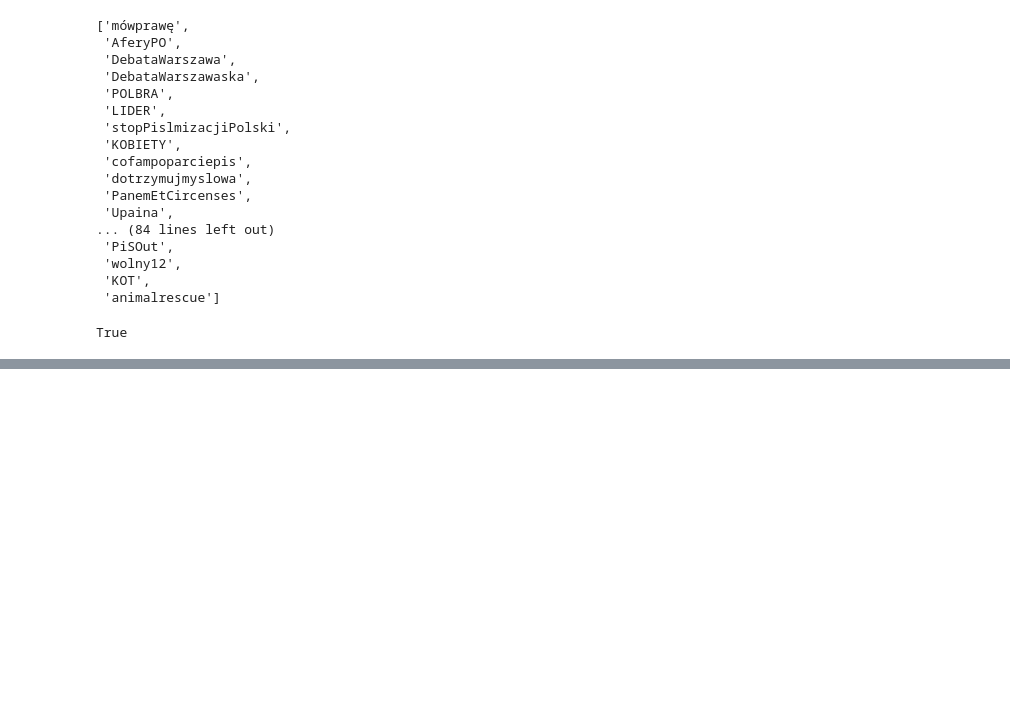
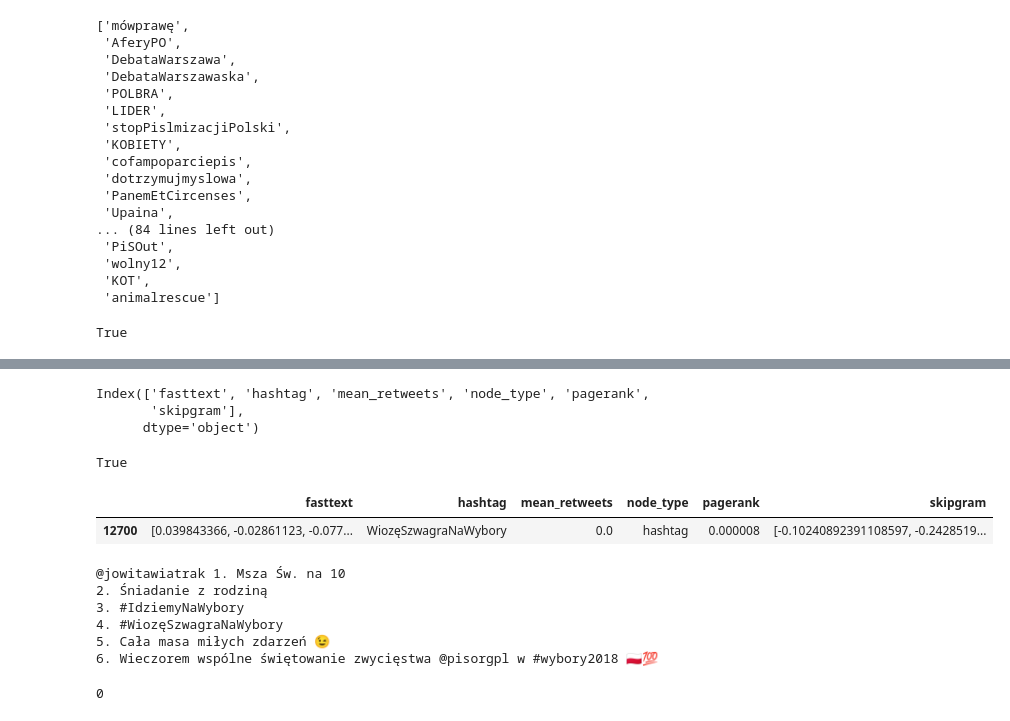
Before and after one commit to data-boars/hashtag-recommendation-project, a Jupyter notebook: notebooks/Recommendation method DEV.ipynb, the cells around one changed output, grey strips where cells are left out. Drawn from its saved outputs; the diff is of its cells as text; code cells hidden in the pictures; blank space fills up the shorter version.

```diff
--- a/notebooks/Recommendation method DEV.ipynb
+++ b/notebooks/Recommendation method DEV.ipynb
@@ -294,0 +331,30 @@ True
+# %%
+hashtags.columns
+# %% [output]
+Index(['fasttext', 'hashtag', 'mean_retweets', 'node_type', 'pagerank',
+       'skipgram'],
+      dtype='object')
+# %%
+'wiozęszwagranawybory' in hashtags.hashtag.str.lower().values
+# %% [output]
+True
+# %%
+hashtags[hashtags.hashtag.str.lower().apply(lambda x: 'wiozęszwagranawybory' in x)]
+# %% [output]
+|  | fasttext | hashtag | mean_retweets | node_type | pagerank | skipgram |
+| 12700 | [0.039843366, -0.02861123, -0.077... | WiozęSzwagraNaWybory | 0.0 | hashtag | 0.000008 | [-0.10240892391108597, -0.2428519... |
+# %%
+szwagier = tw[tw.hashtags.apply(lambda htgs: any(x['text'].lower() == 'wiozęszwagranawybory' for x in htgs))].iloc[0]
+tx = szwagier.text
+print(tx)
+# %% [output]
+@jowitawiatrak 1. Msza Św. na 10
+2. Śniadanie z rodziną
+3. #IdziemyNaWybory
+4. #WiozęSzwagraNaWybory
+5. Cała masa miłych zdarzeń 😉
+6. Wieczorem wspólne świętowanie zwycięstwa @pisorgpl w #wybory2018 🇵🇱💯
+# %%
+szwagier.retweet_count
+# %% [output]
+0
```
Also changed, not shown: parts of 10 cells of this notebook, 1 other file.
